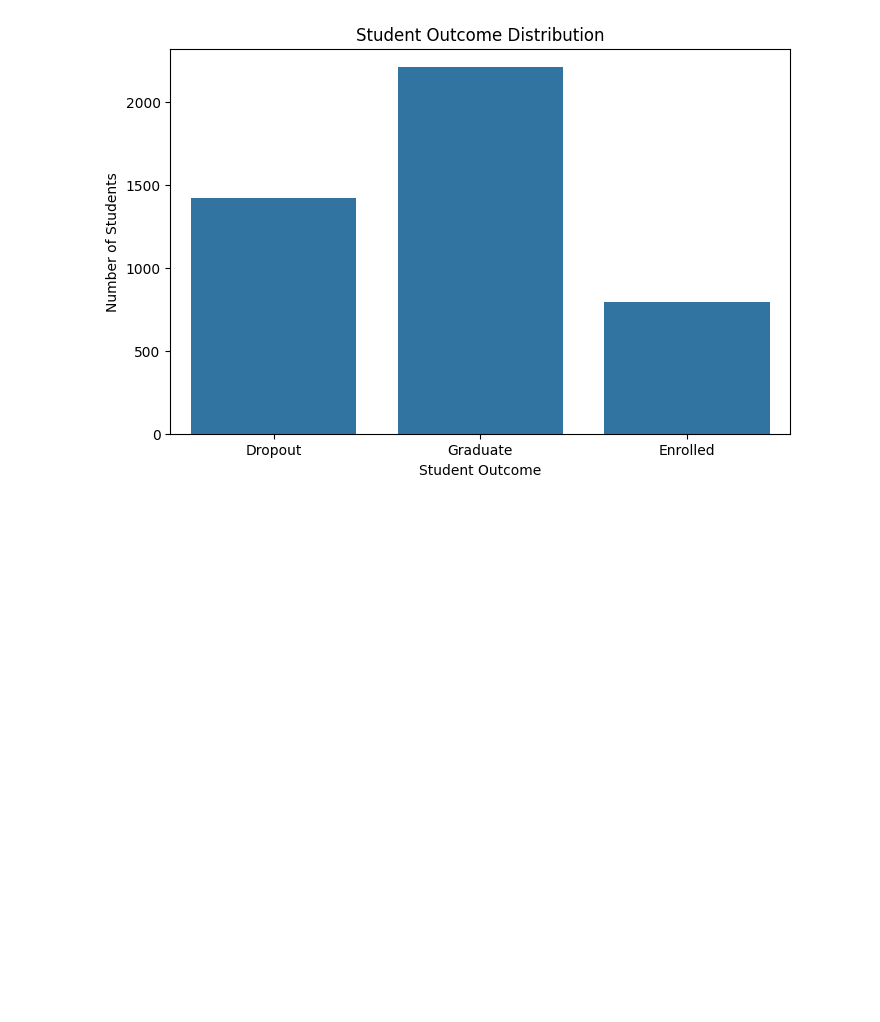
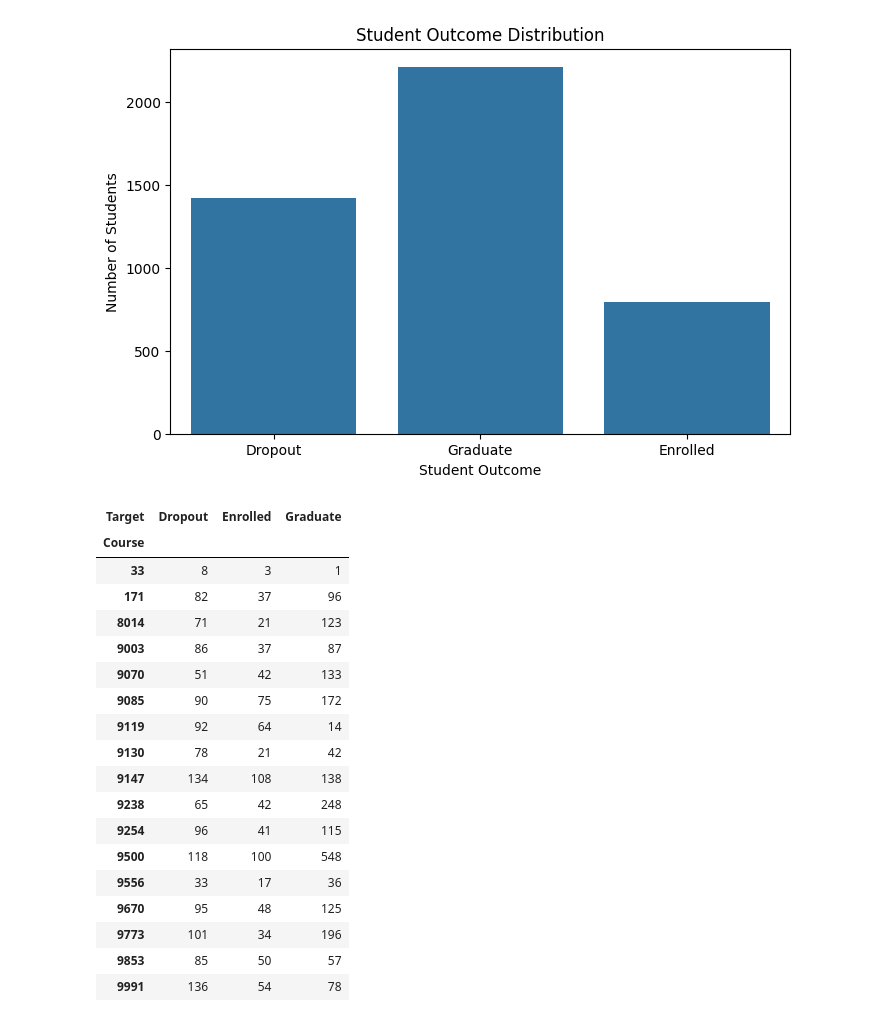
Before and after one commit to yashminparween/Internship_ybi_foundation, a Jupyter notebook: notebooks/data_understanding.ipynb, the cells around one changed output. Saved outputs shown, nothing was run; the diff lists cells and outputs as text; code cells hidden in the pictures; blank space fills up the shorter version.

```diff
--- a/notebooks/data_understanding.ipynb
+++ b/notebooks/data_understanding.ipynb
@@ -222,3 +222,25 @@ plt.savefig("../images/student_outcome_distribution.png")
 plt.show()
 # %% [output]
 [figure]
+# %%
+pd.crosstab(df["Course"],df["Target"])
+# %% [output]
+| Target | Dropout | Enrolled | Graduate |
+| Course |  |  |  |
+| 33 | 8 | 3 | 1 |
+| 171 | 82 | 37 | 96 |
+| 8014 | 71 | 21 | 123 |
+| 9003 | 86 | 37 | 87 |
+| 9070 | 51 | 42 | 133 |
+| 9085 | 90 | 75 | 172 |
+| 9119 | 92 | 64 | 14 |
+| 9130 | 78 | 21 | 42 |
+| 9147 | 134 | 108 | 138 |
+| 9238 | 65 | 42 | 248 |
+| 9254 | 96 | 41 | 115 |
+| 9500 | 118 | 100 | 548 |
+| 9556 | 33 | 17 | 36 |
+| 9670 | 95 | 48 | 125 |
+| 9773 | 101 | 34 | 196 |
+| 9853 | 85 | 50 | 57 |
+| 9991 | 136 | 54 | 78 |
```
Also changed, not shown: parts of 1 cell of this notebook.
